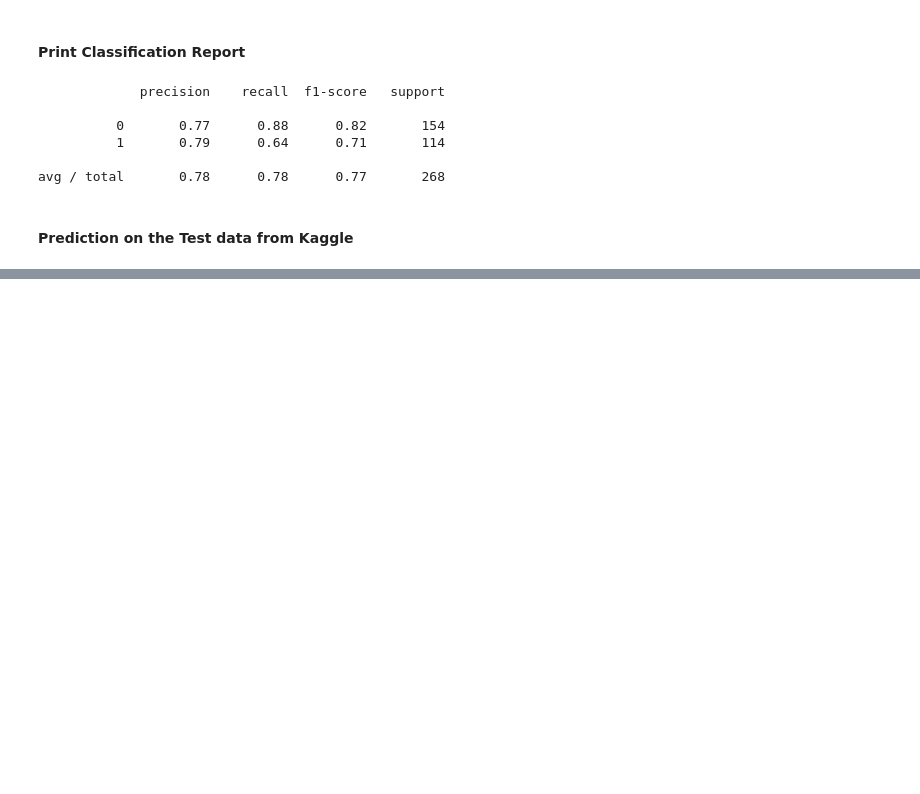
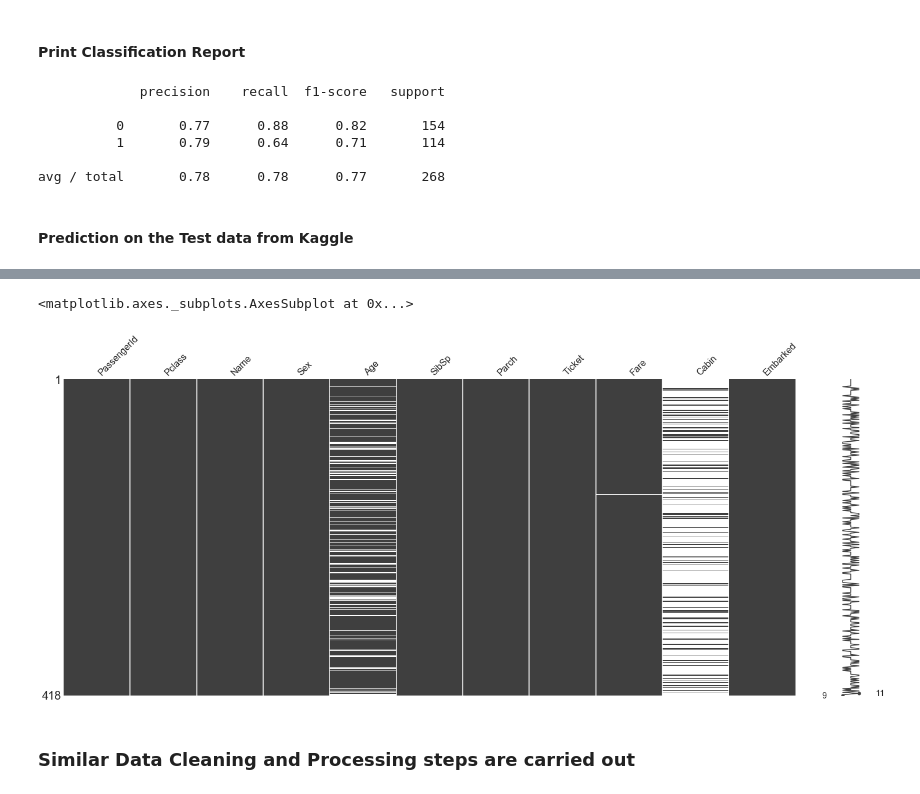
Before and after one commit to genegambit/iPython_Notebooks_MachineLearning, a Jupyter notebook: Titanic_Logistic_Regression.ipynb, the cells around one changed output, grey strips where cells are left out. Drawn from its saved outputs; the diff is of its cells as text; code cells hidden in the pictures; blank space fills up the shorter version.

```diff
--- a/Titanic_Logistic_Regression.ipynb
+++ b/Titanic_Logistic_Regression.ipynb
@@ -302,3 +302,5 @@ print(classification_report(y_test,predict))
 avg / total       0.78      0.78      0.77       268
 # %% [markdown]
 #### Prediction on the Test data from Kaggle
+# %%
+TestData=pd.read_csv('testData.csv')
@@ -304,0 +326,7 @@ avg / total       0.78      0.78      0.77       268
+# %%
+ms.matrix(TestData)
+# %% [output]
+<matplotlib.axes._subplots.AxesSubplot at 0x...>
+[figure, added]
+# %% [markdown]
+### Similar Data Cleaning and Processing steps are carried out
```
Also changed, not shown: parts of 12 cells of this notebook, 1 other file.
